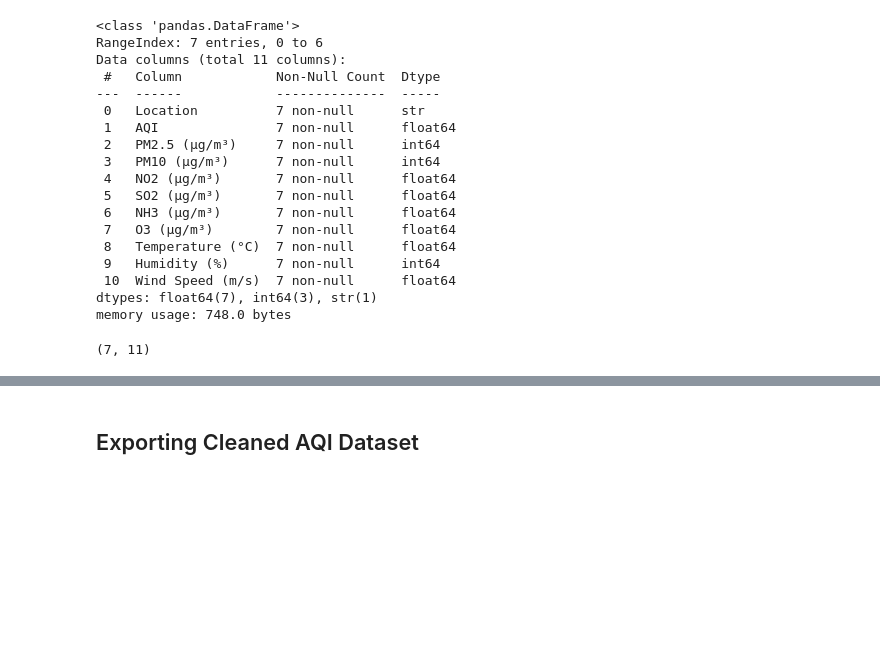
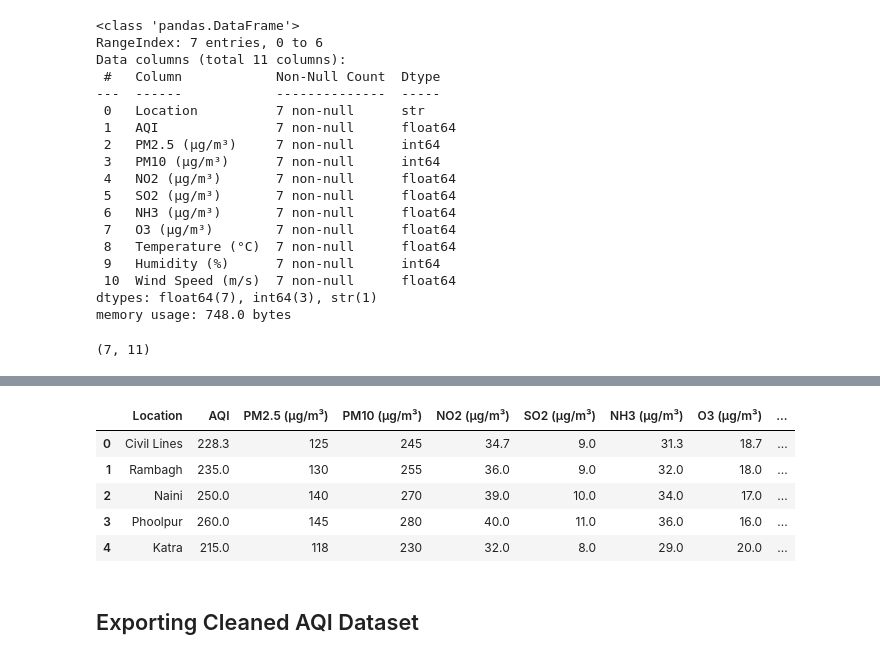
Before and after one commit to Anjalitiwari99/AQI_Prediction_System, a Jupyter notebook: notebooks/01_Data_Preprocessing.ipynb, the cells around one changed output, grey strips where cells are left out. Drawn from its saved outputs; the diff is of its cells as text; code cells hidden in the pictures; blank space fills up the shorter version.

```diff
--- a/notebooks/01_Data_Preprocessing.ipynb
+++ b/notebooks/01_Data_Preprocessing.ipynb
@@ -748,3 +778,12 @@ final_df.head(10)
+# %%
+final_df.head()
+# %% [output]
+|  | Location | AQI | PM2.5 (µg/m³) | PM10 (µg/m³) | NO2 (µg/m³) | SO2 (µg/m³) | NH3 (µg/m³) | O3 (µg/m³) | ... |
+| 0 | Civil Lines | 228.3 | 125 | 245 | 34.7 | 9.0 | 31.3 | 18.7 | ... |
+| 1 | Rambagh | 235.0 | 130 | 255 | 36.0 | 9.0 | 32.0 | 18.0 | ... |
+| 2 | Naini | 250.0 | 140 | 270 | 39.0 | 10.0 | 34.0 | 17.0 | ... |
+| 3 | Phoolpur | 260.0 | 145 | 280 | 40.0 | 11.0 | 36.0 | 16.0 | ... |
+| 4 | Katra | 215.0 | 118 | 230 | 32.0 | 8.0 | 29.0 | 20.0 | ... |
 # %% [markdown]
 ## Exporting Cleaned AQI Dataset
 # %%
```
Also changed, not shown: parts of 24 cells of this notebook.
